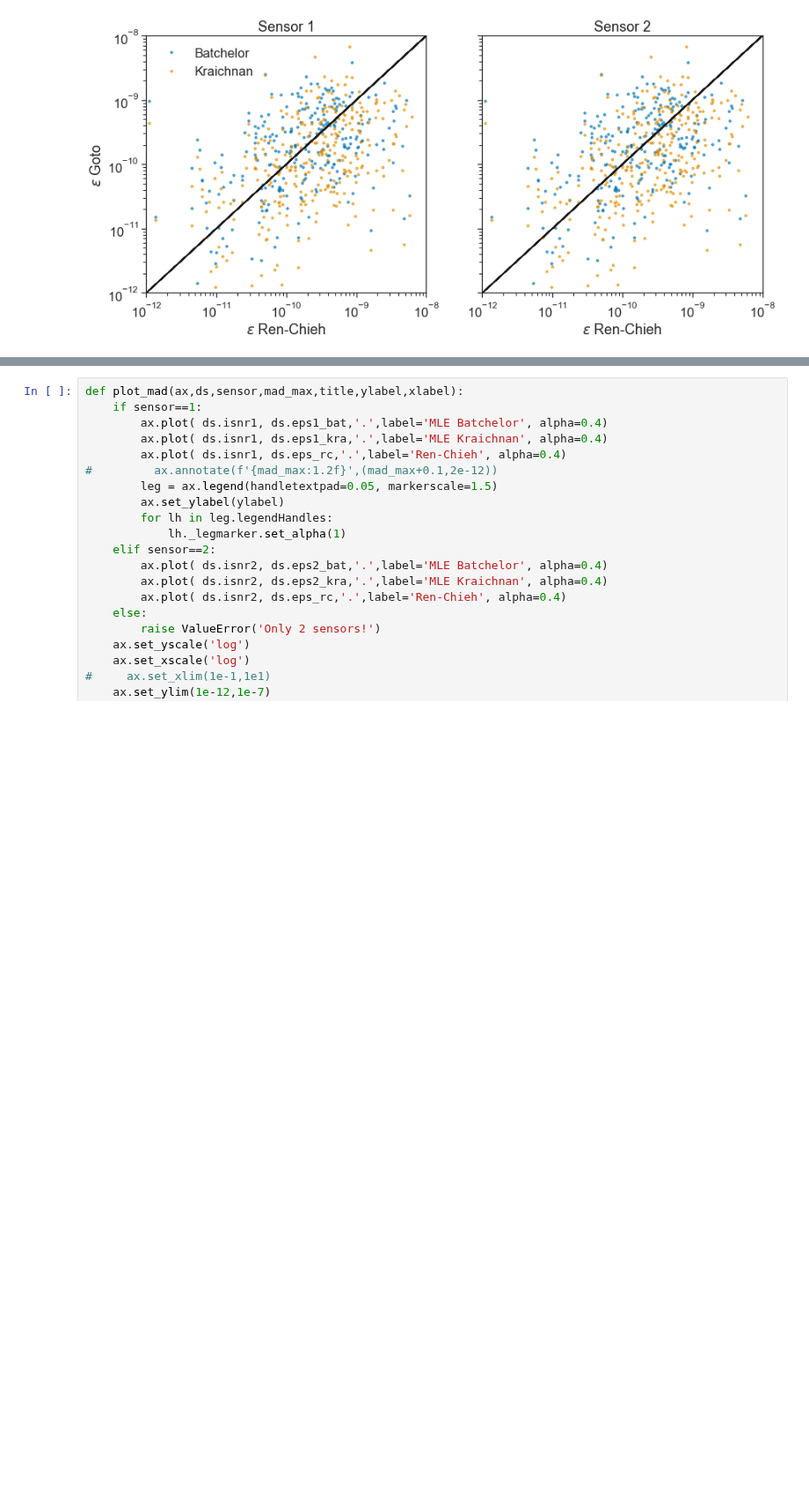
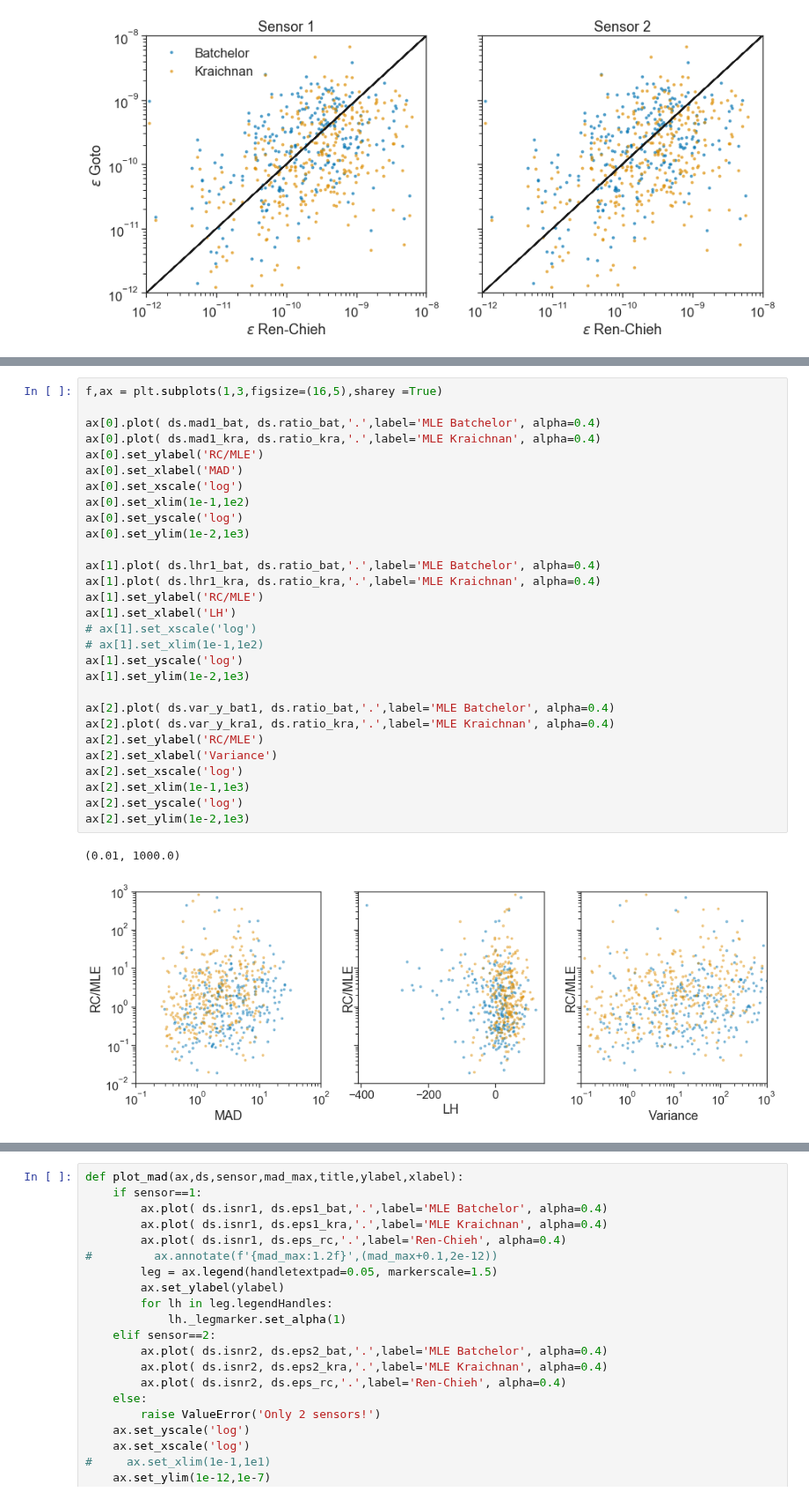
Before and after one commit to sessink/epsilon_from_emapex, a Jupyter notebook: notebooks/plotting_eps_calc.ipynb, the cells around one changed output, grey strips where cells are left out. Shown at 88% size. Saved outputs shown, nothing was run; the diff lists cells and outputs as text; blank space fills up the shorter version.

```diff
--- a/notebooks/plotting_eps_calc.ipynb
+++ b/notebooks/plotting_eps_calc.ipynb
@@ -120,0 +169,32 @@ plt.show()
+# %%
+f,ax = plt.subplots(1,3,figsize=(16,5),sharey =True)
+
+ax[0].plot( ds.mad1_bat, ds.ratio_bat,'.',label='MLE Batchelor', alpha=0.4)
+ax[0].plot( ds.mad1_kra, ds.ratio_kra,'.',label='MLE Kraichnan', alpha=0.4)
+ax[0].set_ylabel('RC/MLE')
+ax[0].set_xlabel('MAD')
+ax[0].set_xscale('log')
+ax[0].set_xlim(1e-1,1e2)
+ax[0].set_yscale('log')
+ax[0].set_ylim(1e-2,1e3)
+
+ax[1].plot( ds.lhr1_bat, ds.ratio_bat,'.',label='MLE Batchelor', alpha=0.4)
+ax[1].plot( ds.lhr1_kra, ds.ratio_kra,'.',label='MLE Kraichnan', alpha=0.4)
+ax[1].set_ylabel('RC/MLE')
+ax[1].set_xlabel('LH')
+# ax[1].set_xscale('log')
+# ax[1].set_xlim(1e-1,1e2)
+ax[1].set_yscale('log')
+ax[1].set_ylim(1e-2,1e3)
+
+ax[2].plot( ds.var_y_bat1, ds.ratio_bat,'.',label='MLE Batchelor', alpha=0.4)
+ax[2].plot( ds.var_y_kra1, ds.ratio_kra,'.',label='MLE Kraichnan', alpha=0.4)
+ax[2].set_ylabel('RC/MLE')
+ax[2].set_xlabel('Variance')
+ax[2].set_xscale('log')
+ax[2].set_xlim(1e-1,1e3)
+ax[2].set_yscale('log')
+ax[2].set_ylim(1e-2,1e3)
+# %% [output]
+(0.01, 1000.0)
+[figure, added]
```
Also changed, not shown: parts of 15 cells of this notebook, 4 other files.
